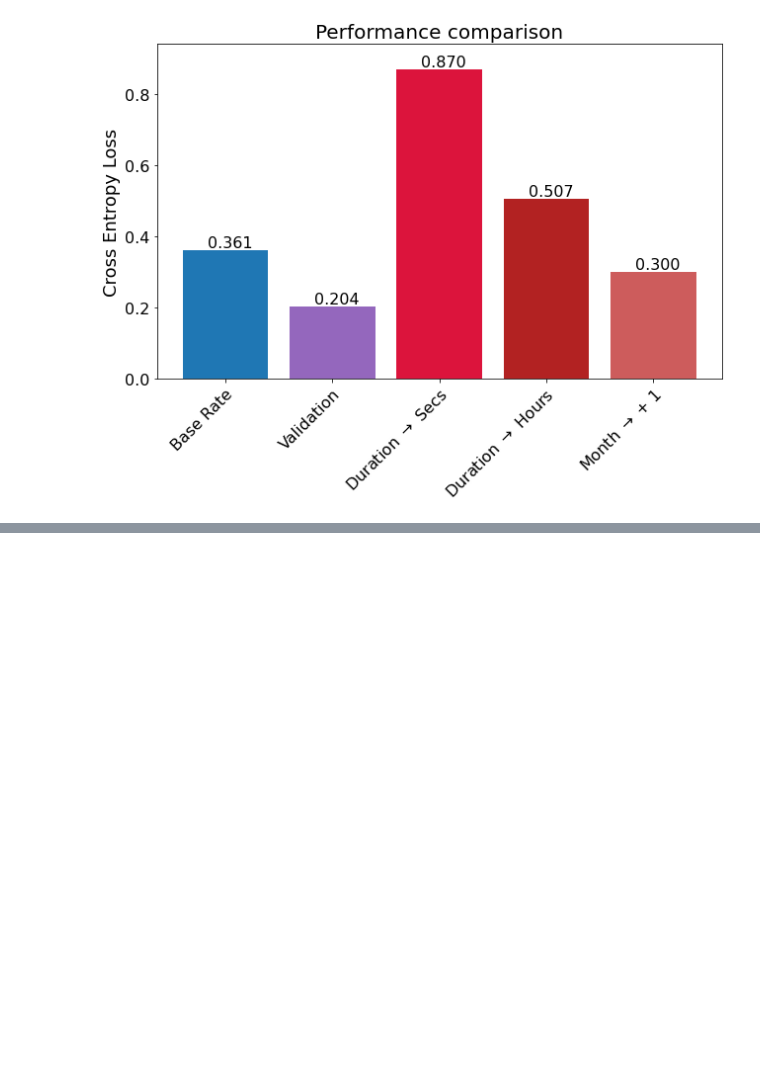
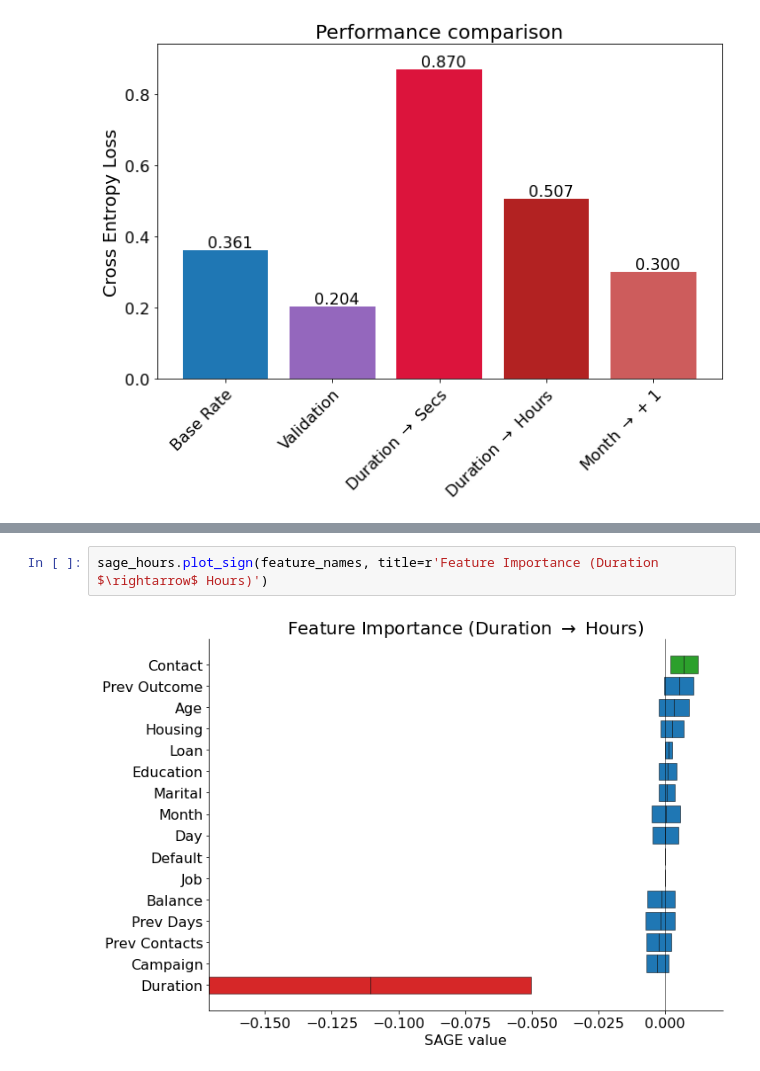
Before and after one commit to iancovert/sage, a Jupyter notebook: notebooks/bank.ipynb, the cells around one changed output, grey strips where cells are left out. Saved outputs shown, nothing was run; the diff lists cells and outputs as text; blank space fills up the shorter version.

```diff
--- a/notebooks/bank.ipynb
+++ b/notebooks/bank.ipynb
@@ -171,0 +160,4 @@ sage_val.comparison(sage_month, ('Validation', r'Month $\rightarrow$ + 1'),
+# %%
+sage_hours.plot_sign(feature_names, title=r'Feature Importance (Duration $\rightarrow$ Hours)')
+# %% [output]
+[figure, added]
```
Also changed, not shown: parts of 10 cells of this notebook, 1 other file.
